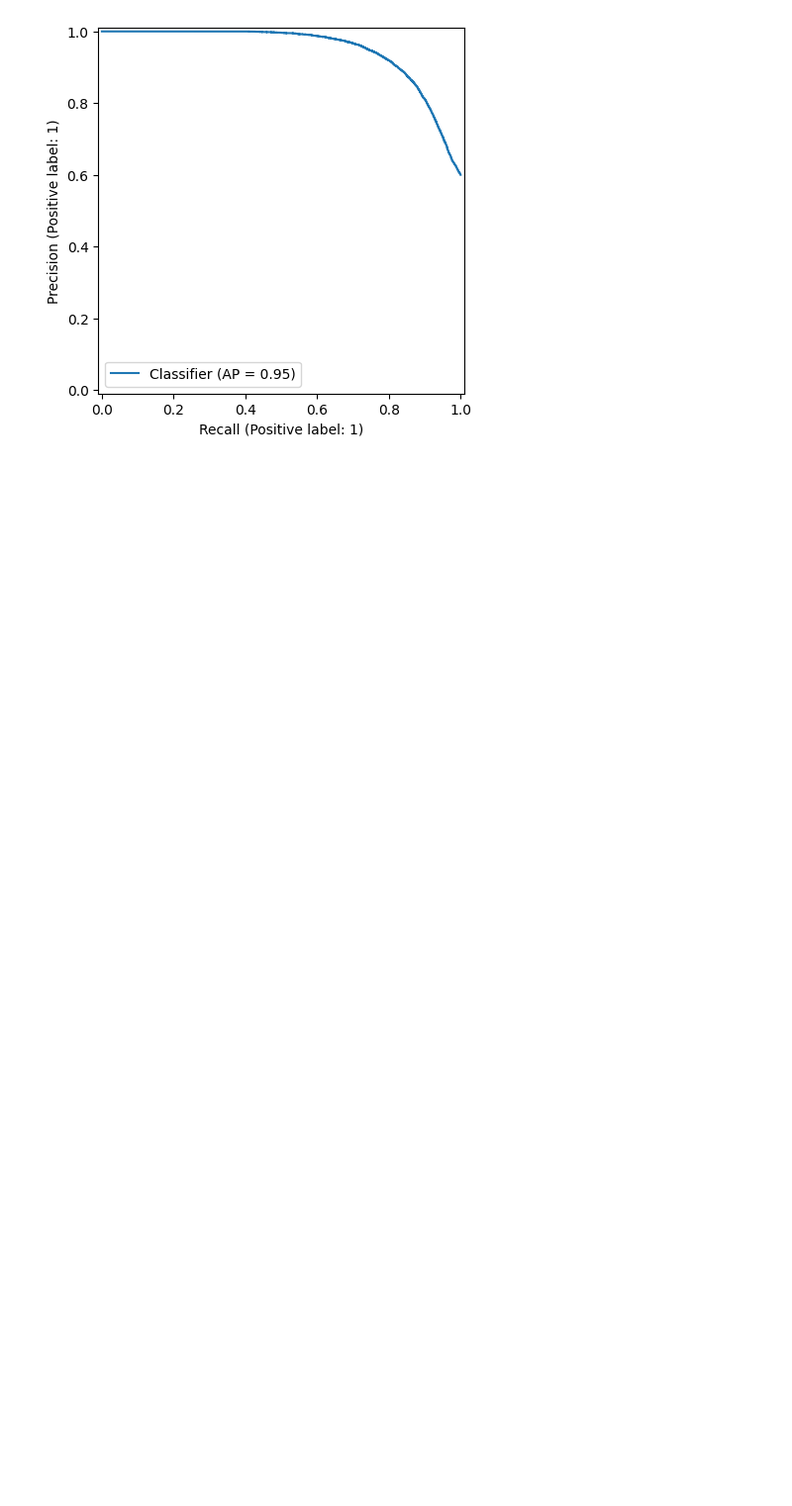
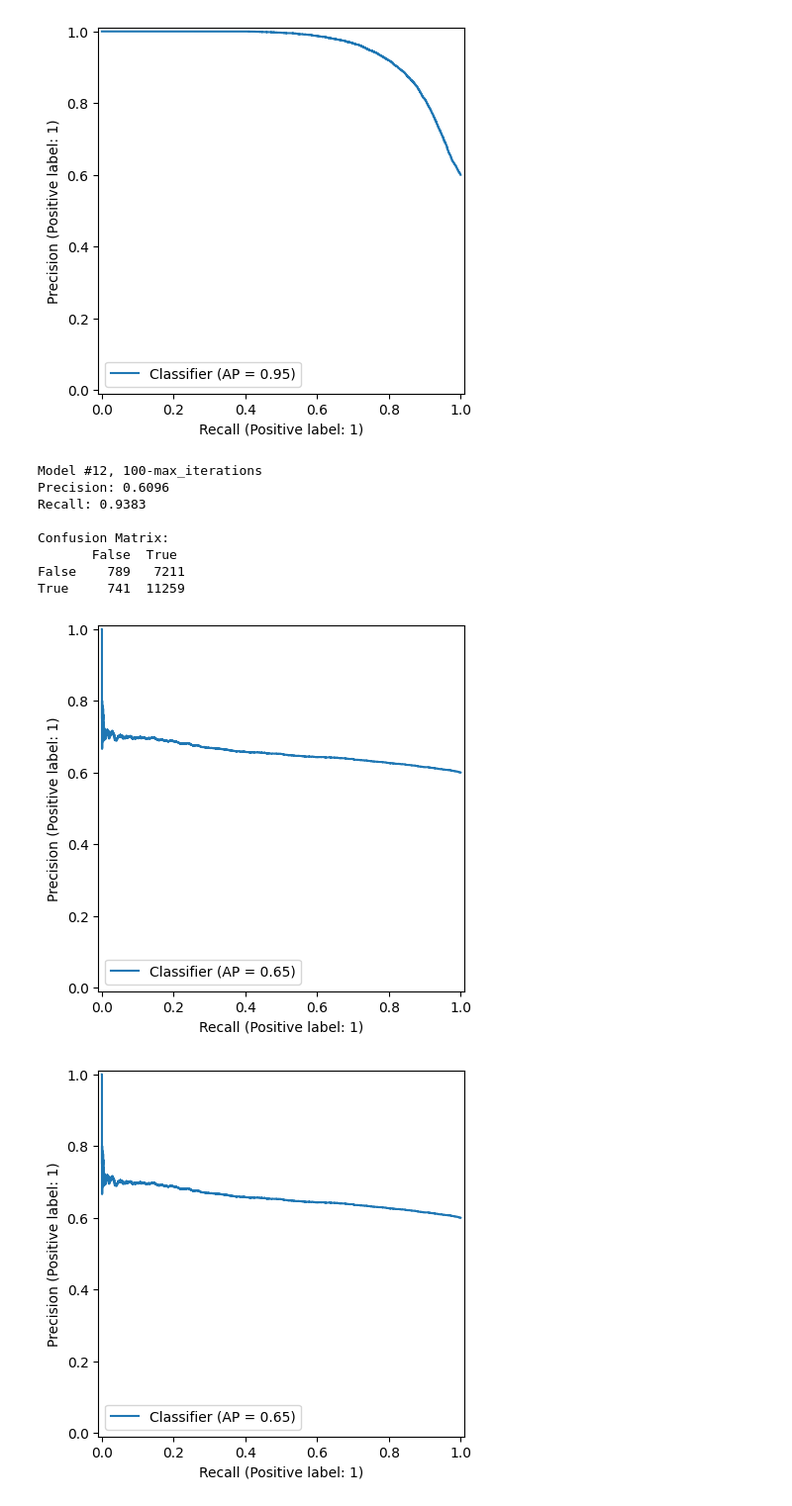
Before and after one commit to xgarcia17/diabetes-predictor, a Jupyter notebook: logisticregression.ipynb, the cells around one changed output. Shown at 99% size. Cells and saved outputs as stored; diff of their text form; code cells hidden in the pictures; blank space fills up the shorter version.

```diff
--- a/logisticregression.ipynb
+++ b/logisticregression.ipynb
@@ -315,3 +422,23 @@ True    1495  10505
 [figure]
 [figure]
 [figure]
+# %%
+# SEGMENT FOR MODEL 12
+candidate_features_12 = ['physical_activity_minutes_per_week', 'bmi']
+test_lr_model(candidate_features_12, 12)
+
+# Up to 1000 max_iterations test:
+# max_iterations: 100
+# Precision: 0.6096
+# Recall: 0.9383
+# %% [output]
+Model #12, 100-max_iterations
+Precision: 0.6096
+Recall: 0.9383
+
+Confusion Matrix:
+       False  True
+False    789   7211
+True     741  11259
+[figure, added]
+[figure, added]
```
Also changed, not shown: parts of 13 cells of this notebook, 1 other file.
